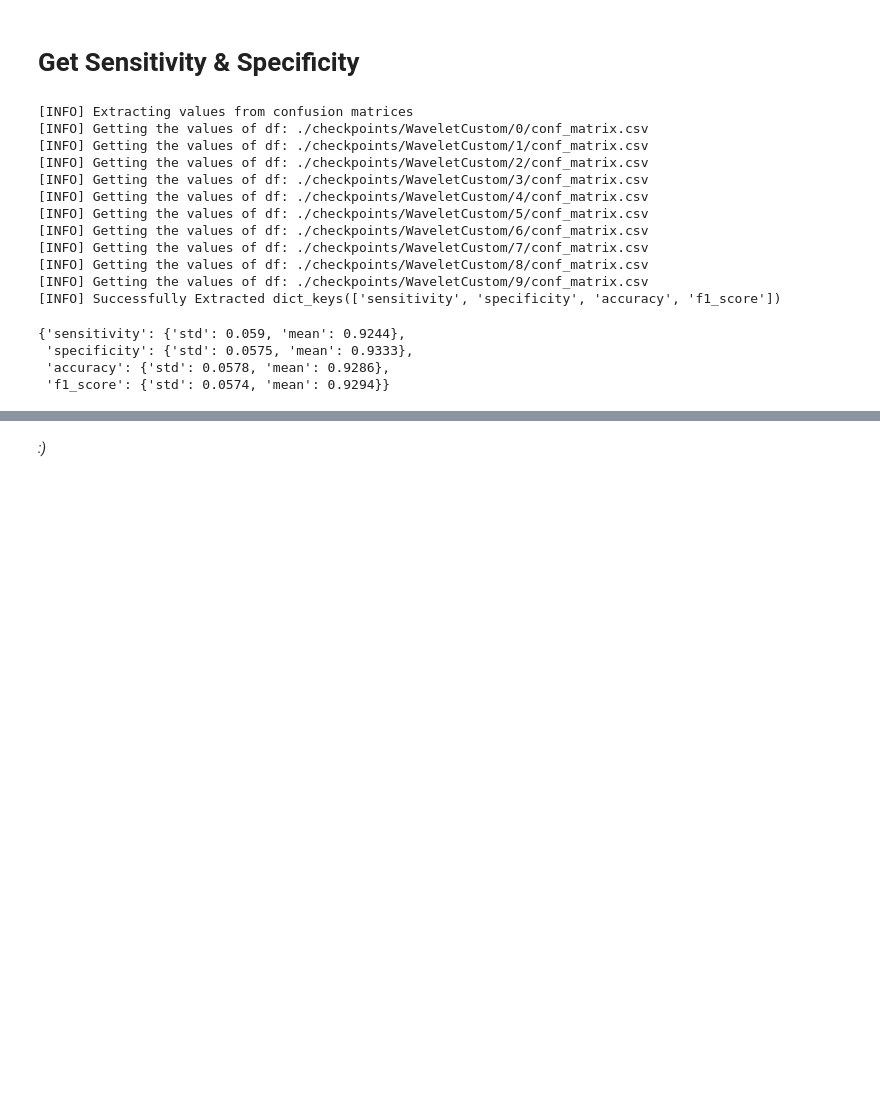
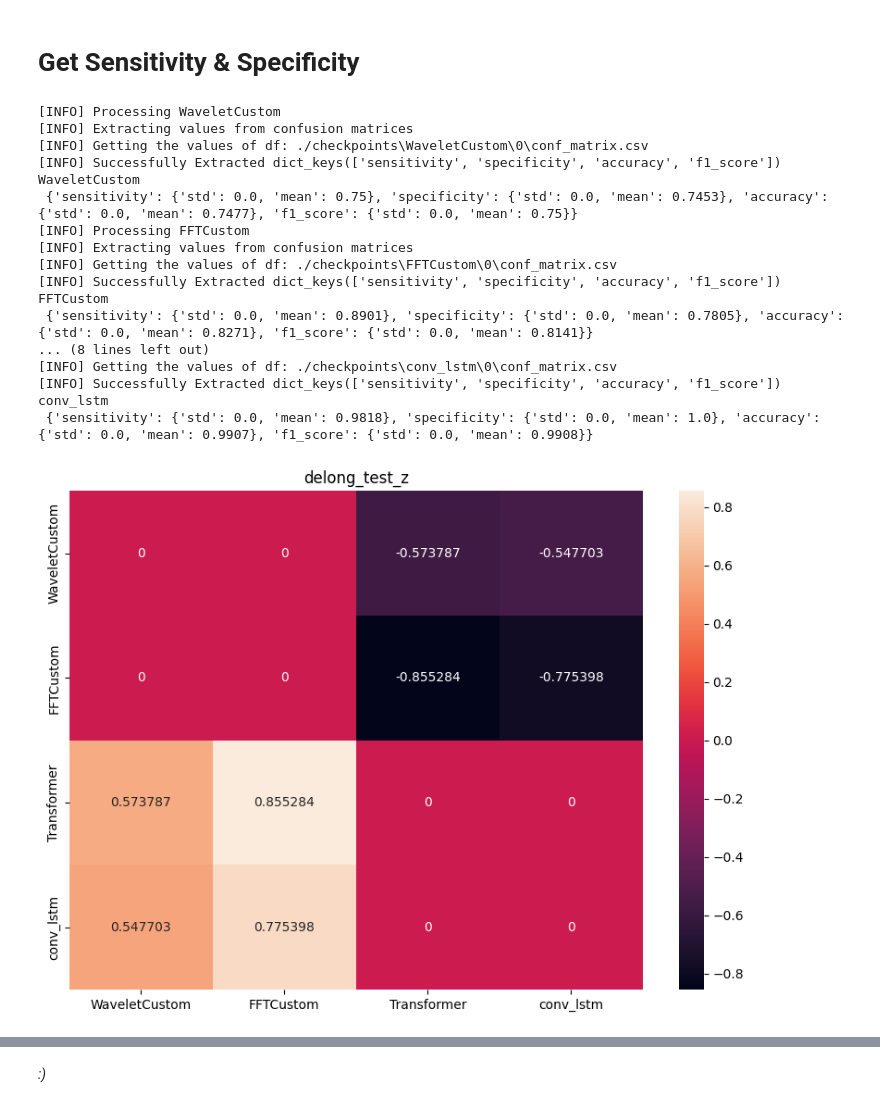
Before and after one commit to i1idan/schizophrenia-diagnosis-eeg-signals, a Jupyter notebook: train.ipynb, the cells around one changed output, grey strips where cells are left out. Cells and saved outputs as stored; diff of their text form; code cells hidden in the pictures; blank space fills up the shorter version.

Commit message:
Add delong test

```diff
--- a/train.ipynb
+++ b/train.ipynb
@@ -26,7 +34,7 @@ os.chdir('/content/schizophrenia-diagnosis-eeg-signals')
 # Number of training in a sequence
 multi_train = 10
 epochs = 200
-model_name = "WaveletCustom"
+model_names = ["WaveletCustom", "FFTCustom", "Transformer", "conv_lstm"]
 data_path = "./data/DATA.mat"
 # checkpoints = "/content/drive/MyDrive/schizophrenia/checkpoints"
 checkpoints = "./checkpoints"
@@ -93,25 +129,51 @@ print(metrics)
 # %%
 from utils.group_metrics import get_conf_mean_std
 import os
+for model_name in model_names:
+    print(f"[INFO] Processing {model_name}")
+    conf_matrixes = [os.path.join(checkpoints, model_name ,f"{n}", "conf_matrix.csv") for n in range(multi_train)]
 
-conf_matrixes = [os.path.join(checkpoints, model_name ,f"{n}", "conf_matrix.csv") for n in range(multi_train)]
-
-metrics = get_conf_mean_std(conf_matrixes)
-metrics
+    metrics = get_conf_mean_std(conf_matrixes)
+    print(model_name, "\n", metrics)
 # %% [output]
+[INFO] Processing WaveletCustom
 [INFO] Extracting values from confusion matrices
-[INFO] Getting the values of df: ./checkpoints/WaveletCustom/0/conf_matrix.csv
-[INFO] Getting the values of df: ./checkpoints/WaveletCustom/1/conf_matrix.csv
-[INFO] Getting the values of df: ./checkpoints/WaveletCustom/2/conf_matrix.csv
-[INFO] Getting the values of df: ./checkpoints/WaveletCustom/3/conf_matrix.csv
-[INFO] Getting the values of df: ./checkpoints/WaveletCustom/4/conf_matrix.csv
-[INFO] Getting the values of df: ./checkpoints/WaveletCustom/5/conf_matrix.csv
-[INFO] Getting the values of df: ./checkpoints/WaveletCustom/6/conf_matrix.csv
-[INFO] Getting the values of df: ./checkpoints/WaveletCustom/7/conf_matrix.csv
-[INFO] Getting the values of df: ./checkpoints/WaveletCustom/8/conf_matrix.csv
-[INFO] Getting the values of df: ./checkpoints/WaveletCustom/9/conf_matrix.csv
+[INFO] Getting the values of df: ./checkpoints\WaveletCustom\0\conf_matrix.csv
 [INFO] Successfully Extracted dict_keys(['sensitivity', 'specificity', 'accuracy', 'f1_score'])
+WaveletCustom
+ {'sensitivity': {'std': 0.0, 'mean': 0.75}, 'specificity': {'std': 0.0, 'mean': 0.7453}, 'accuracy': {'std': 0.0, 'mean': 0.7477}, 'f1_score': {'std': 0.0, 'mean': 0.75}}
+[INFO] Processing FFTCustom
+[INFO] Extracting values from confusion matrices
+[INFO] Getting the values of df: ./checkpoints\FFTCustom\0\conf_matrix.csv
+[INFO] Successfully Extracted dict_keys(['sensitivity', 'specificity', 'accuracy', 'f1_score'])
+FFTCustom
+ {'sensitivity': {'std': 0.0, 'mean': 0.8901}, 'specificity': {'std': 0.0, 'mean': 0.7805}, 'accuracy': {'std': 0.0, 'mean': 0.8271}, 'f1_score': {'std': 0.0, 'mean': 0.8141}}
+... (8 lines left out)
+[INFO] Getting the values of df: ./checkpoints\conv_lstm\0\conf_matrix.csv
+[INFO] Successfully Extracted dict_keys(['sensitivity', 'specificity', 'accuracy', 'f1_score'])
+conv_lstm
+ {'sensitivity': {'std': 0.0, 'mean': 0.9818}, 'specificity': {'std': 0.0, 'mean': 1.0}, 'accuracy': {'std': 0.0, 'mean': 0.9907}, 'f1_score': {'std': 0.0, 'mean': 0.9908}}
-{'sensitivity': {'std': 0.059, 'mean': 0.9244},
- 'specificity': {'std': 0.0575, 'mean': 0.9333},
- 'accuracy': {'std': 0.0578, 'mean': 0.9286},
- 'f1_score': {'std': 0.0574, 'mean': 0.9294}}
+# %%
+from delong_test import delong_test_fn
+output_z = np.zeros((len(model_names), len(model_names)))
+output_p = np.zeros((len(model_names), len(model_names)))
+train_n = 0
+for f_e, f in enumerate(model_names):
+    for s_e, s in enumerate(model_names):
+        df1 = pd.read_csv(os.path.join(checkpoints, f , f"{train_n}", "y_test_pred.csv"))
+        df2 = pd.read_csv(os.path.join(checkpoints, s , f"{train_n}", "y_test_pred.csv"))
+        assert np.all(df1['y_test'].values == df2['y_test'].values)
+        z, p = delong_test_fn(df1['y_test'].values, df1['y_pred'].values, df2['y_pred'].values)
+        output_p[f_e, s_e] = p
+        output_z[f_e, s_e] = z
+# %%
+df_cm = pd.DataFrame(output_z, index=model_names, columns=model_names)
+plt.figure(figsize=(10, 7))
+sn.heatmap(df_cm, annot=True, fmt='g')
+plt.title("delong_test_z")
+plt.xlabel("")
+plt.ylabel("")
+plt.savefig('delong_test_z.png')
+plt.show()
+# %% [output]
+[figure, added]
```
Also changed, not shown: parts of 4 cells of this notebook.
